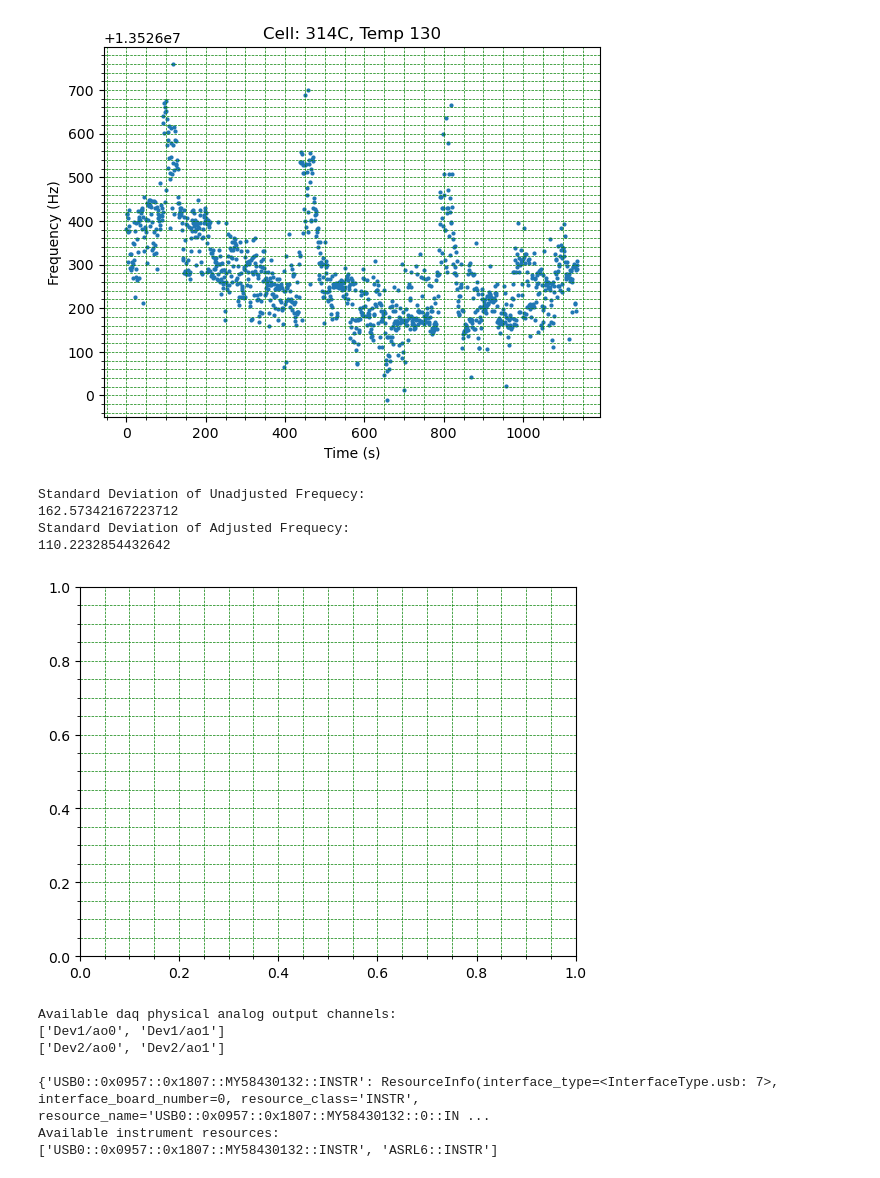
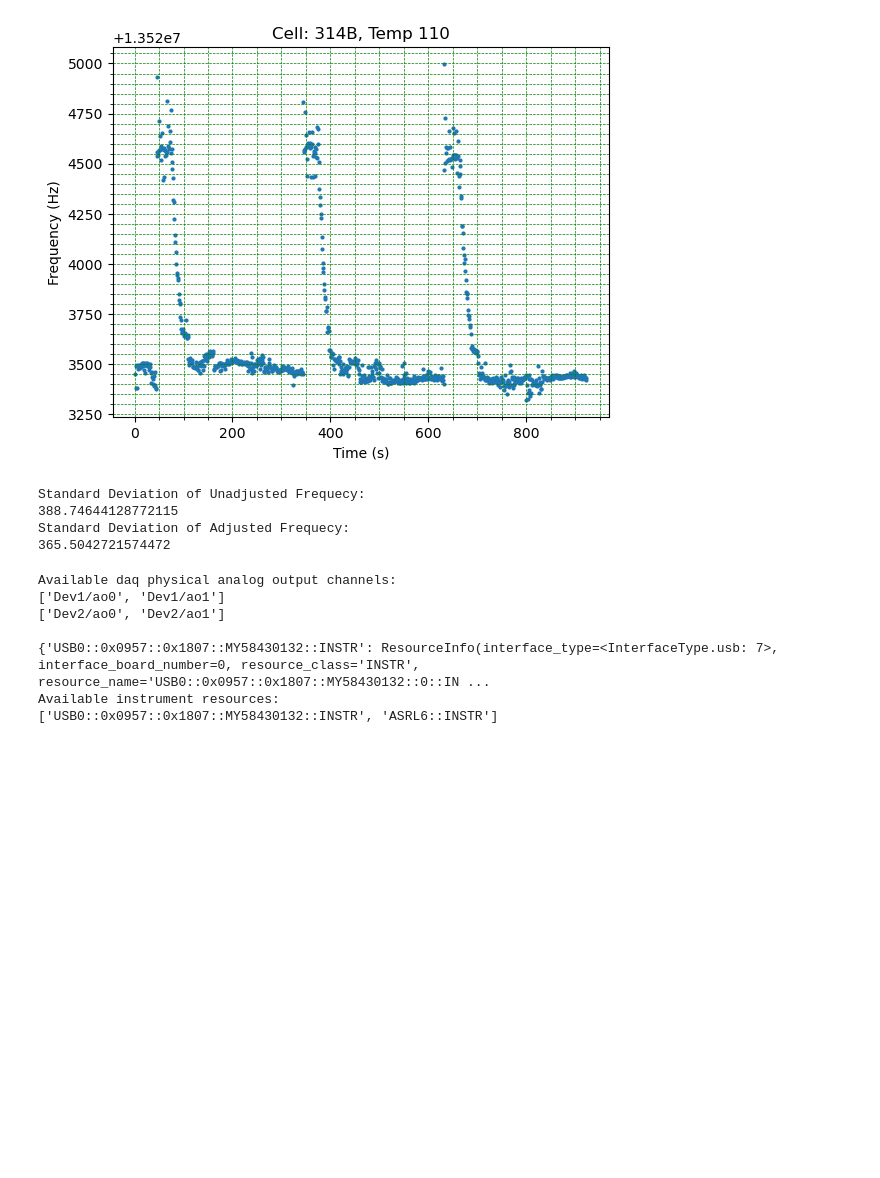
Before and after one commit to Saam-SEOP-Lab/epr-frequency-shift, a Jupyter notebook: keysightMeasurements.ipynb, the cells around one changed output. Drawn from its saved outputs; the diff is of its cells as text; code cells hidden in the pictures; blank space fills up the shorter version.

```diff
--- a/keysightMeasurements.ipynb
+++ b/keysightMeasurements.ipynb
@@ -46,7 +46,7 @@ def setUpPlot():
 
 ##UPDATE THIS FILEPATH
 ## remember to replace \ with \\
-filepath_processed = 'Data\\kseExperiment\\2024-08-02-15_43_49.788568_processed.csv'
+filepath_processed = 'd:\\Basement-L1-2024\\August\\08-15\\314A_T=130\\2024-08-15-11_08_57.811675_processed.csv'
 data = pd.read_csv(filepath_processed)
 
 arr_size = len(data['Time'])
@@ -62,7 +62,7 @@ for i in range(0, arr_size):
     times[i] = float(data['Time'][i])
     ks_freq[i] = float(data['Keysight'][i])
     dmm_freq[i] = float(data['DMM'][i])
-    dmm_offset[i] = dmm_freq[i]+1.352572e7
+    dmm_offset[i] = dmm_freq[i]+1.35252e7
     ks_adj[i] = float(data['Adjusted Keysight Data'][i])
     ks_adj1[i] = ks_freq[i]+dmm_freq[i]
 
@@ -80,41 +80,40 @@ for i in range(0, arr_size):
 stats_corr = kse.getAvgAndStdDev(ks_adj)
 std_dev_text_corr = 'Standard Deviation of Adjusted Frequecy: \n' + str(stats_corr[1])
 #avg_text_corr = 'Average of Adjusted Frequecy: \n' + str(stats_corr[0])
 #info_box_text_corr = std_dev_text_corr + '\n' + avg_text_corr
 #uncorrected
 stats_uncorr = kse.getAvgAndStdDev(ks_freq)
 std_dev_text_uncorr = 'Standard Deviation of Unadjusted Frequecy: \n' + str(stats_uncorr[1])
 #avg_text_uncorr = 'Average of Adjusted Frequecy: \n' + str(stats_uncorr[0])
 #info_box_text_uncorr = std_dev_text_uncorr + '\n' + avg_text_uncorr
 #location for standard deviation display on graph
 #text_locX = 0.0
 #text_locY = 1.35600e7
 
 setUpPlot()
 
 #plt.text(text_locX, text_locY , std_dev_text_corr+'\n'+std_dev_text_uncorr, fontsize = 9, bbox = dict(facecolor = 'white', alpha = 0.5))
 #plt.scatter(times, ks_freq, s=dot_size*2, color = 'orange')
-#plt.scatter(times, dmm_offset, s=dot_size*3, color='purple')
+#plt.scatter(times, dmm_offset, s=dot_size*2, color='purple')
 plt.scatter(times, ks_adj, s=dot_size*2)
 plt.xlabel("Time (s)")
 plt.ylabel("Frequency (Hz)")
-plt.title("Cell: 314C, Temp 130")
+plt.title("Cell: 314B, Temp 110")
 #plt.legend(['Raw frequency data', 'DMM frequency'], loc='upper left')
 
 ax = plt.gca()
 #ax.set_xlim([xmin, xmax])
 #ax.set_ylim([1.35235e7, 1.3529e7])
 
 plt.show()
 print(std_dev_text_uncorr)
 print(std_dev_text_corr)
 # %% [output]
-[figure, old version]
+[figure, new version]
 Standard Deviation of Unadjusted Frequecy:
-162.57342167223712
+388.74644128772115
 Standard Deviation of Adjusted Frequecy:
-110.2232854432642
+365.5042721574472
-[figure, removed]
 # %%
 #################################################################################################
 # Voltage testing module
```
Also changed, not shown: parts of 1 cell of this notebook, 1 other file.
